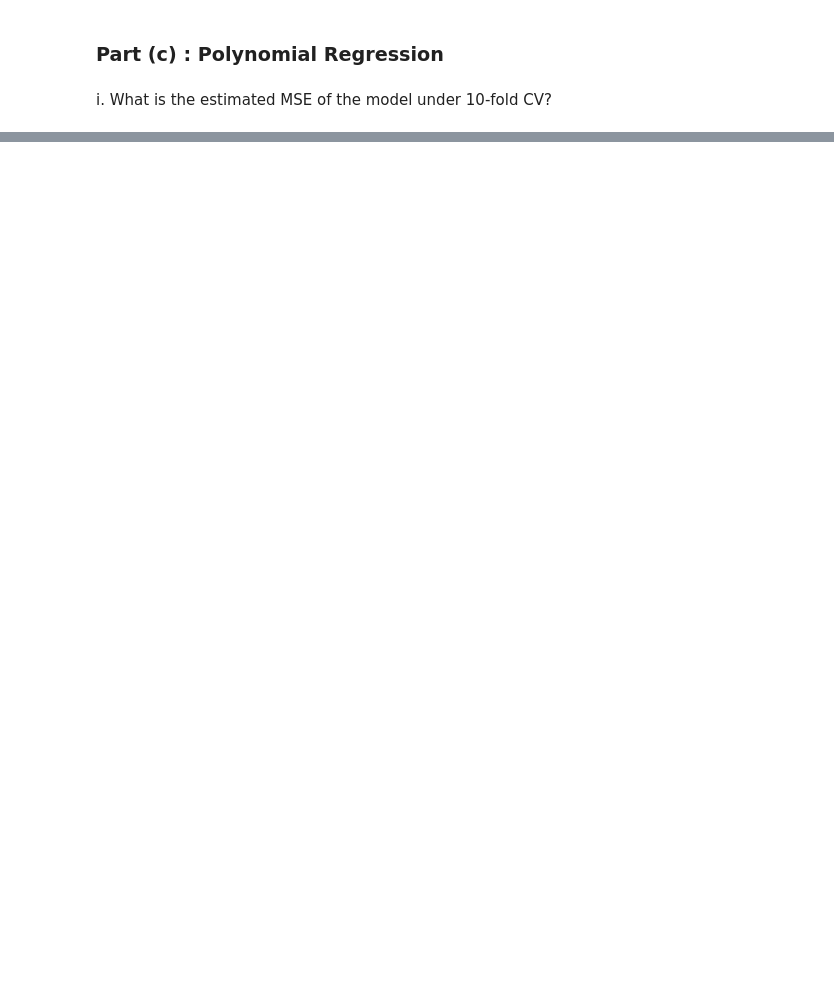
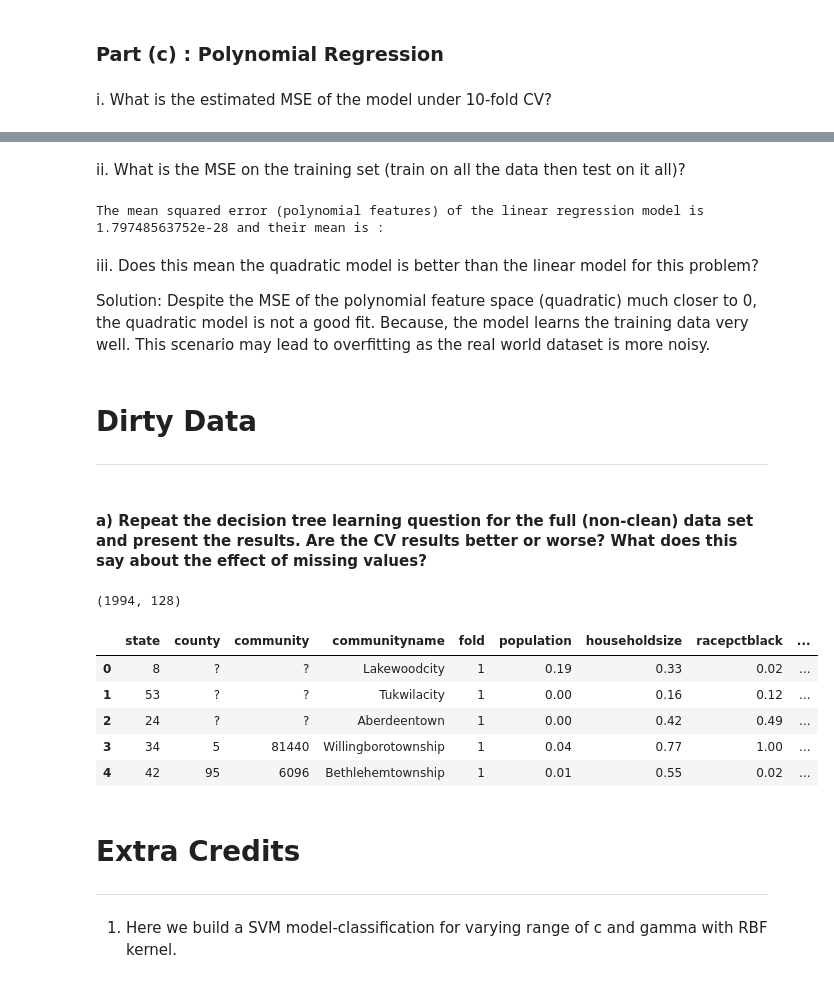
Before and after one commit to Sardhendu/Study, a Jupyter notebook: Crime-Prediction/crimePrediction.ipynb, the cells around one changed output, grey strips where cells are left out. Cells and saved outputs as stored; diff of their text form; code cells hidden in the pictures; blank space fills up the shorter version.

```diff
--- a/Crime-Prediction/crimePrediction.ipynb
+++ b/Crime-Prediction/crimePrediction.ipynb
@@ -374,0 +415,37 @@ array([[  1.00000000e+00,   1.00000000e-02,   4.10000000e-01, ...,
+# %% [markdown]
+ii. What is the MSE on the training set (train on all the data then test on it all)?
+# %%
+classifierLR_poly = LinearRegression()
+classifierLR_poly = classifierLR_poly.fit(dataContinuousPoly, targetContinuous)
+predictContinuousLR_poly = classifierLR_poly.predict(dataContinuousPoly).flatten()
+
+mseLR_poly = metrics.mean_squared_error(targetContinuous, predictContinuousLR_poly)
+
+print ('The mean squared error (polynomial features) of the linear regression model is %s and their mean is : '%(str(mseLR_poly)))
+# %% [output]
+The mean squared error (polynomial features) of the linear regression model is 1.79748563752e-28 and their mean is :
+# %% [markdown]
+iii. Does this mean the quadratic model is better than the linear model for this problem?
+
+Solution: Despite the MSE of the polynomial feature space (quadratic) much closer to 0, the quadratic model is not a good fit. Because, the model learns the training data very well. This scenario may lead to overfitting as the real world dataset is more noisy.
+# %% [markdown]
+# Dirty Data
+------
+# %% [markdown]
+#### a) Repeat the decision tree learning question for the full (non-clean) data set and present the results. Are the CV results better or worse? What does this say about the effect of missing values?
+# %%
+datadir = '/Users/sam/All-Program/App-DataSet/Study/Crime-Prediction/communities-crime-full.csv'
+
+crimeDF_full = pd.read_csv(datadir, header='infer', sep=',')
+
+print (crimeDF_full.shape)
+with pd.option_context('display.max_columns', None):
+    display(crimeDF_full.head())
+# %% [output]
+(1994, 128)
+|  | state | county | community | communityname | fold | population | householdsize | racepctblack | ... |
+| 0 | 8 | ? | ? | Lakewoodcity | 1 | 0.19 | 0.33 | 0.02 | ... |
+| 1 | 53 | ? | ? | Tukwilacity | 1 | 0.00 | 0.16 | 0.12 | ... |
+| 2 | 24 | ? | ? | Aberdeentown | 1 | 0.00 | 0.42 | 0.49 | ... |
+| 3 | 34 | 5 | 81440 | Willingborotownship | 1 | 0.04 | 0.77 | 1.00 | ... |
+| 4 | 42 | 95 | 6096 | Bethlehemtownship | 1 | 0.01 | 0.55 | 0.02 | ... |
@@ -374,0 +454,5 @@ array([[  1.00000000e+00,   1.00000000e-02,   4.10000000e-01, ...,
+# %% [markdown]
+# Extra Credits
+-------
+# %% [markdown]
+1. Here we build a SVM model-classification for varying range of c and gamma with RBF kernel.
```
Also changed, not shown: parts of 25 cells of this notebook.
